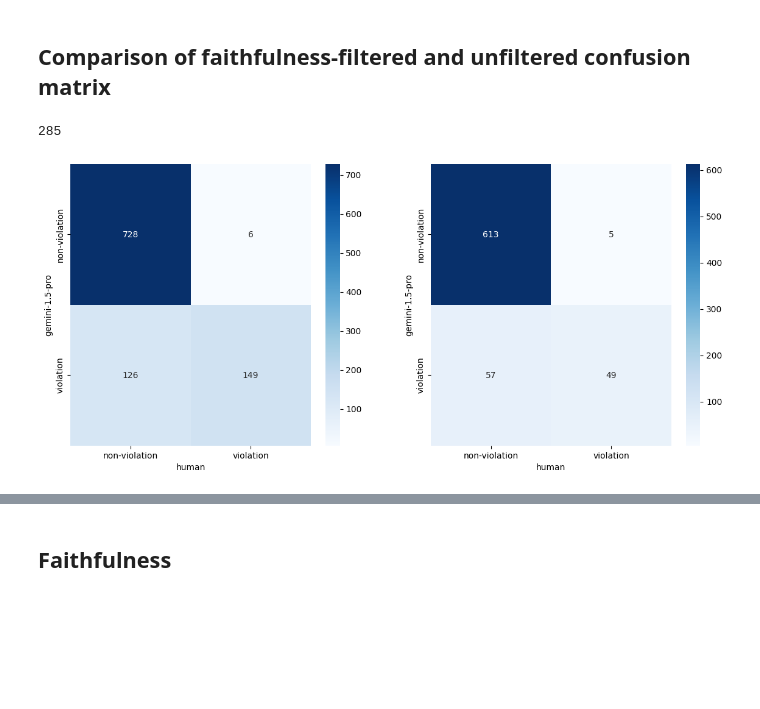
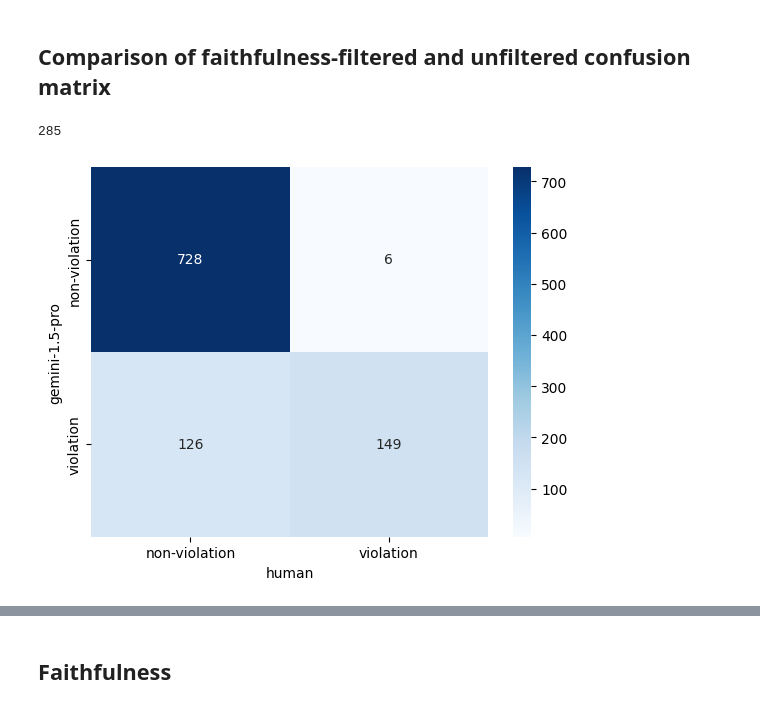
Before and after one commit to climatepolicyradar/document-qa-prototype, a Jupyter notebook: notebooks/technical_report/all_graphs.ipynb, the cells around one changed output, grey strips where cells are left out. Drawn from its saved outputs; the diff is of its cells as text; code cells hidden in the pictures; blank space fills up the shorter version.

Commit message:
all charts are now in notebook

```diff
--- a/notebooks/technical_report/all_graphs.ipynb
+++ b/notebooks/technical_report/all_graphs.ipynb
@@ -138,22 +138,21 @@ gpt-4 & non-violation &            704 &        77 \\
 # %%
 cm_unfiltered = confusion_matrix(pv_results_gemini, "gemini-1.5-pro", pv_results_human, "human")
 
 block_listed_by_faithfulness = faithfulness[faithfulness["score"] < 0.26]["gen_uuid"].tolist()
 
 print(len(block_listed_by_faithfulness))
 
 pv_gemini_filtered = pv_results_gemini[~pv_results_gemini["gen_uuid"].isin(block_listed_by_faithfulness)]
 
 cm_filtered = confusion_matrix(pv_gemini_filtered, "gemini-1.5-pro", pv_results_human, "human")
 
 for _df in [cm_unfiltered, cm_filtered]:
     _df.index = _df.index.map({0: "non-violation", 1: "violation"})
     _df.columns = _df.columns.map({0: "non-violation", 1: "violation"})
 
-fig, axs = plt.subplots(1, 2, figsize=(14, 6))
-sns.heatmap(cm_unfiltered, annot=True, ax=axs[0], fmt="d", cmap=cmap)
-sns.heatmap(cm_filtered, annot=True, ax=axs[1], fmt="d", cmap=cmap)
+# fig, axs = plt.subplots(1, 2, figsize=(14, 6))
+sns.heatmap(cm_unfiltered, annot=True, fmt="d", cmap=cmap)
 plt.show()
 # %% [output]
 285
-[figure, old version]
+[figure, new version]
```
Also changed, not shown: parts of 9 cells of this notebook.
